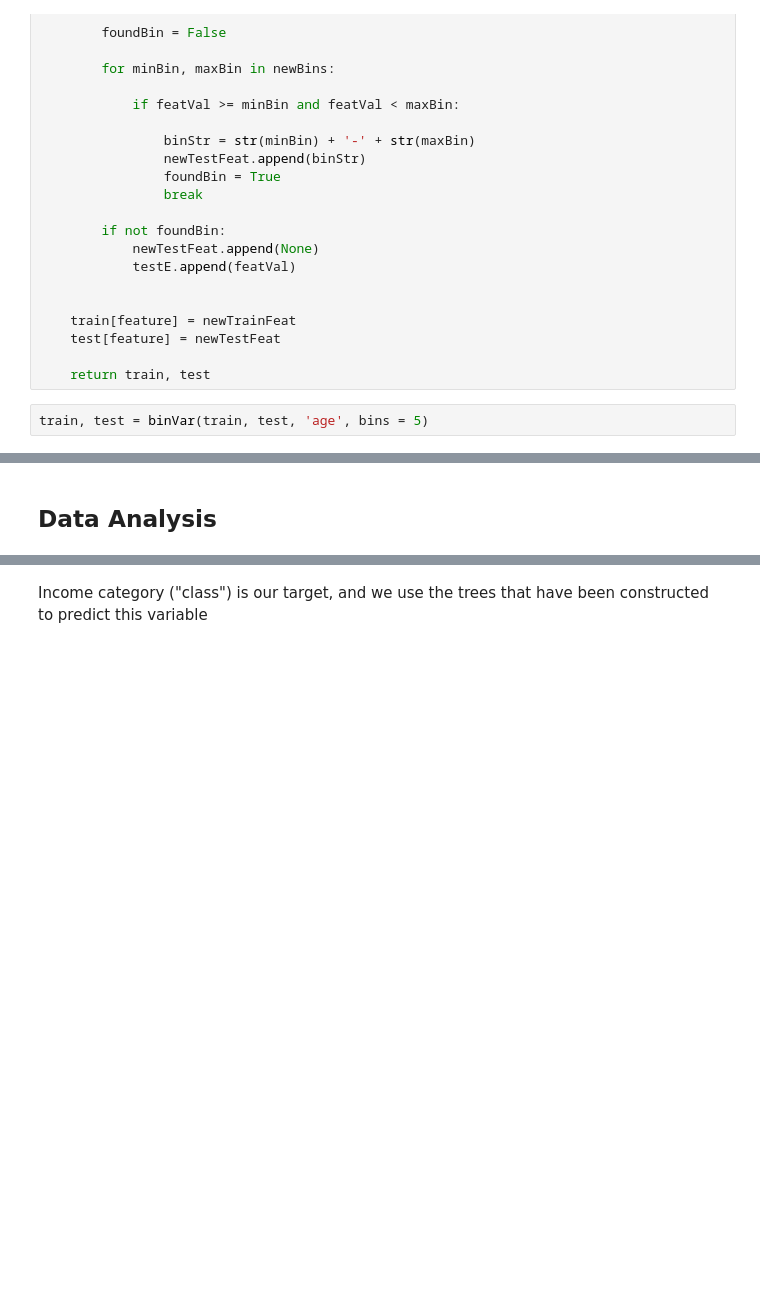
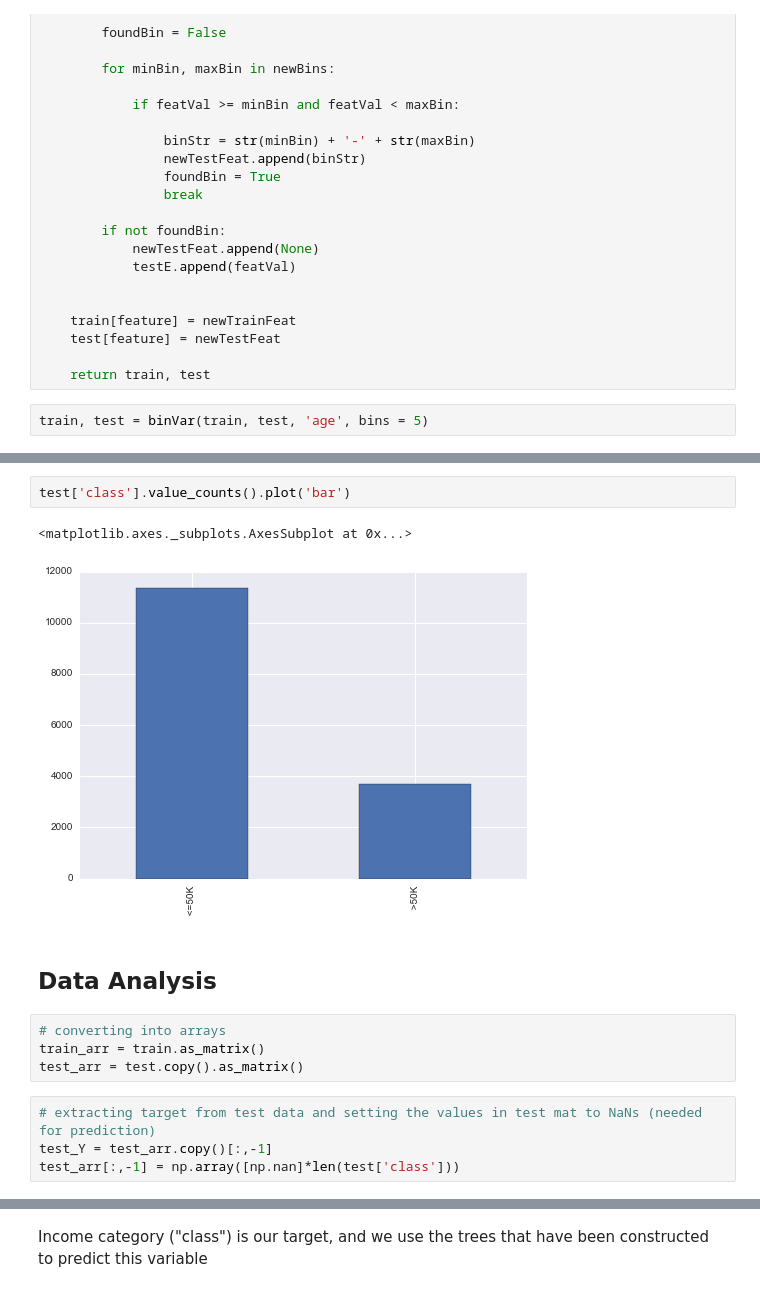
Before and after one commit to ysriram1/Income-Prediction-Using-Bayes-Net, a Jupyter notebook: script.ipynb, the cells around one changed output, grey strips where cells are left out. Cells and saved outputs as stored; diff of their text form; blank space fills up the shorter version.

```diff
--- a/script.ipynb
+++ b/script.ipynb
@@ -166,4 +180,17 @@ train, test = binVar(train, test, 'age', bins = 5)
+# %%
+test['class'].value_counts().plot('bar')
+# %% [output]
+<matplotlib.axes._subplots.AxesSubplot at 0x...>
+[figure, added]
 # %% [markdown]
 ## Data Analysis
+# %%
+# converting into arrays
+train_arr = train.as_matrix()
+test_arr = test.copy().as_matrix()
+# %%
+# extracting target from test data and setting the values in test mat to NaNs (needed for prediction)
+test_Y = test_arr.copy()[:,-1]
+test_arr[:,-1] = np.array([np.nan]*len(test['class']))
 # %%
 # create a bayesian network using training data
```
Also changed, not shown: parts of 13 cells of this notebook.
